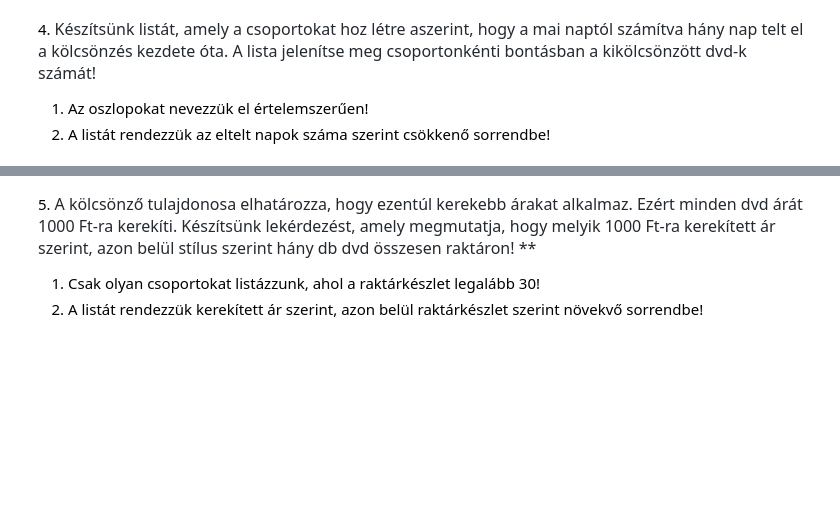
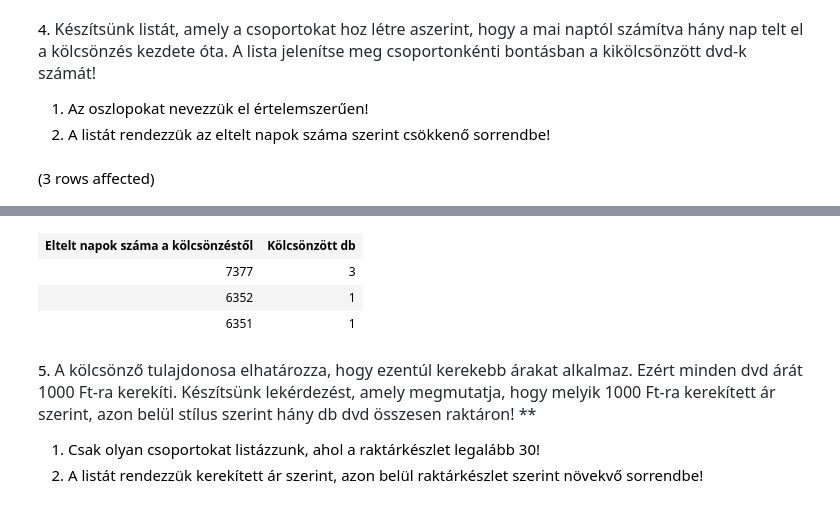
Before and after one commit to albertiadam/sql, a Jupyter notebook: gyakorlat02_feladatok .ipynb, the cells around one changed output, grey strips where cells are left out. Cells and saved outputs as stored; diff of their text form; code cells hidden in the pictures; blank space fills up the shorter version.

```diff
--- a/gyakorlat02_feladatok .ipynb
+++ b/gyakorlat02_feladatok .ipynb
@@ -68,3 +92,10 @@ c. Szintén hagyjuk ki azokat a csoportokat, ahol a csoport elemszáma 3-nál ki
 
 1. Az oszlopokat nevezzük el értelemszerűen!
 2. A listát rendezzük az eltelt napok száma szerint csökkenő sorrendbe!
+# %%
+SELECT DATEDIFF(day,ki_datum,GETDATE()) as 'Eltelt napok száma a kölcsönzéstől', COunt(*) as 'Kölcsönzött db'
+FROM kolcsonzesek
+GROUP BY DATEDIFF(day,ki_datum,GETDATE())
+ORDER BY DATEDIFF(day,ki_datum,GETDATE()) desc
+# %% [output]
+(3 rows affected)
@@ -71,3 +103,7 @@ c. Szintén hagyjuk ki azokat a csoportokat, ahol a csoport elemszáma 3-nál ki
+| Eltelt napok száma a kölcsönzéstől | Kölcsönzött db |
+| 7377 | 3 |
+| 6352 | 1 |
+| 6351 | 1 |
 # %% [markdown]
 5. <span style="color: rgb(36, 41, 47); font-family: -apple-system, BlinkMacSystemFont, &quot;Segoe UI&quot;, Helvetica, Arial, sans-serif, &quot;Apple Color Emoji&quot;, &quot;Segoe UI Emoji&quot;; font-size: 16px;">A kölcsönző tulajdonosa elhatározza, hogy ezentúl kerekebb árakat alkalmaz. Ezért minden dvd árát 1000 Ft-ra kerekíti. Készítsünk lekérdezést, amely megmutatja, hogy melyik 1000 Ft-ra kerekített ár szerint, azon belül stílus szerint hány db dvd összesen raktáron! **</span>
 
```
Also changed, not shown: parts of 3 cells of this notebook.
